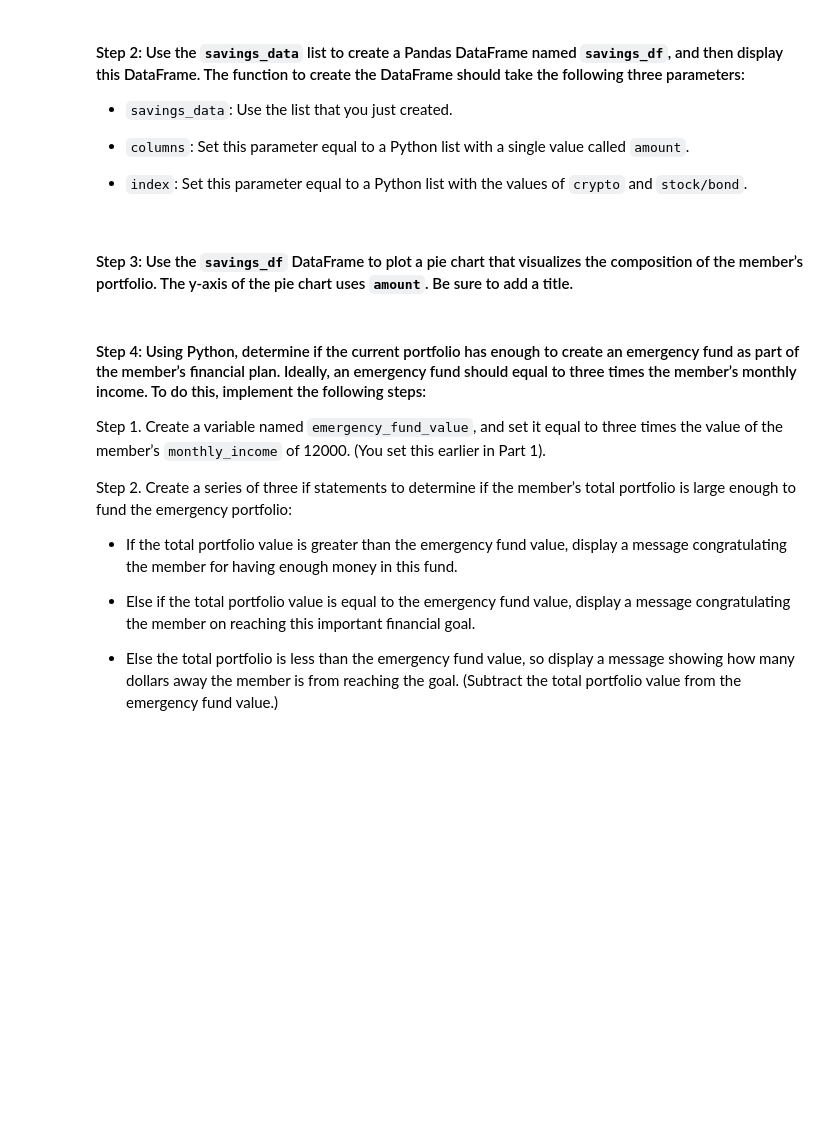
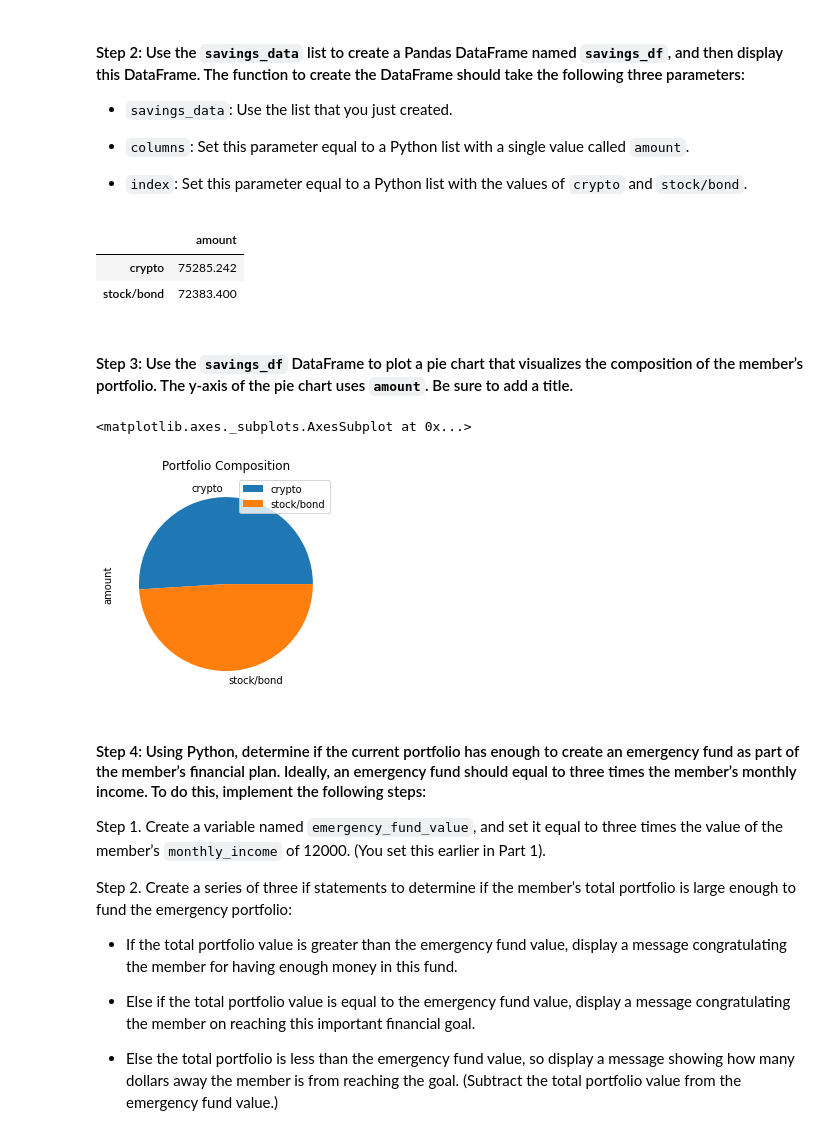
Before and after one commit to ZrowGz/uw-challenge-5, a Jupyter notebook: financial_planning_tools.ipynb, the cells around one changed output. Drawn from its saved outputs; the diff is of its cells as text; code cells hidden in the pictures; blank space fills up the shorter version.

```diff
--- a/financial_planning_tools.ipynb
+++ b/financial_planning_tools.ipynb
@@ -325,7 +325,7 @@ In this section, you’ll use the valuations for the cryptocurrency wallet and f
 #### Step 1: Create a Python list named `savings_data` that has two elements. The first element contains the total value of the cryptocurrency wallet. The second element contains the total value of the stock and bond portions of the portfolio.
 # %%
 # Consolidate financial assets data into a Python list
-# YOUR CODE HERE
+savings_data = [total_crypto_wallet, total_stocks_bonds]
 
 # Review the Python list savings_data
-# YOUR CODE HERE
+savings_data
@@ -346,8 +342,28 @@ In this section, you’ll use the valuations for the cryptocurrency wallet and f
+# %%
+# setting the column as a list is not recommended:
+# https://stackoverflow.com/questions/52552198/how-to-set-the-value-of-a-pandas-column-as-list
+
+# Create a Pandas DataFrame called savings_df
+savings_df = pd.DataFrame(
+    savings_data,
+    columns=(["amount"]),
+    index=(["crypto", "stock/bond"])
+)
+
+# Display the savings_df DataFrame
+savings_df
+# %% [output]
+|  | amount |
+| crypto | 75285.242 |
+| stock/bond | 72383.400 |
 # %% [markdown]
 #### Step 3: Use the `savings_df` DataFrame to plot a pie chart that visualizes the composition of the member’s portfolio. The y-axis of the pie chart uses `amount`. Be sure to add a title.
 # %%
 # Plot the total value of the member's portfolio (crypto and stock/bond) in a pie chart
-# YOUR CODE HERE
+savings_df.plot.pie(y='amount', title='Portfolio Composition')
+# %% [output]
+<matplotlib.axes._subplots.AxesSubplot at 0x...>
+[figure, added]
 # %% [markdown]
 #### Step 4: Using Python, determine if the current portfolio has enough to create an emergency fund as part of the member’s financial plan. Ideally, an emergency fund should equal to three times the member’s monthly income. To do this, implement the following steps:
 
```
Also changed, not shown: parts of 23 cells of this notebook.
